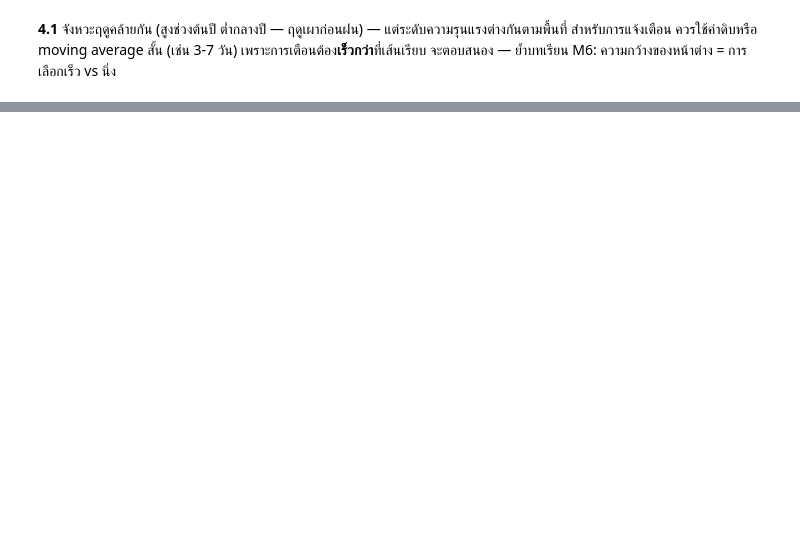
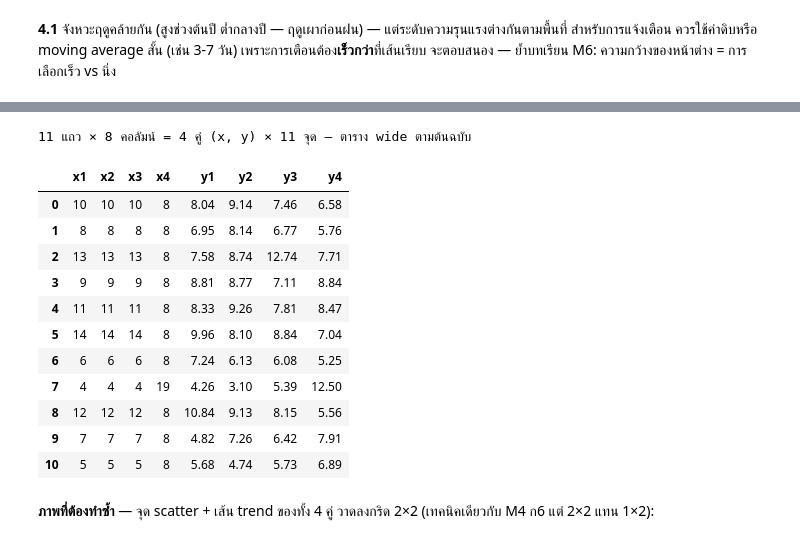
Before and after one commit to utarn/datascience-metrology, a Jupyter notebook: day2/module7_automation/solution.ipynb, the cells around one changed output, grey strips where cells are left out. Saved outputs shown, nothing was run; the diff lists cells and outputs as text; code cells hidden in the pictures; blank space fills up the shorter version.

```diff
--- a/day2/module7_automation/solution.ipynb
+++ b/day2/module7_automation/solution.ipynb
@@ -115,0 +146,22 @@ moving average สั้น (เช่น 3-7 วัน) เพราะกา
+# %%
+anscombe = pd.read_csv(DATA / "anscombe" / "anscombe_quartet.csv")
+print(f"{len(anscombe)} แถว × {len(anscombe.columns)} คอลัมน์ "
+      "= 4 คู่ (x, y) × 11 จุด — ตาราง wide ตามต้นฉบับ")
+anscombe
+# %% [output]
+11 แถว × 8 คอลัมน์ = 4 คู่ (x, y) × 11 จุด — ตาราง wide ตามต้นฉบับ
+|  | x1 | x2 | x3 | x4 | y1 | y2 | y3 | y4 |
+| 0 | 10 | 10 | 10 | 8 | 8.04 | 9.14 | 7.46 | 6.58 |
+| 1 | 8 | 8 | 8 | 8 | 6.95 | 8.14 | 6.77 | 5.76 |
+| 2 | 13 | 13 | 13 | 8 | 7.58 | 8.74 | 12.74 | 7.71 |
+| 3 | 9 | 9 | 9 | 8 | 8.81 | 8.77 | 7.11 | 8.84 |
+| 4 | 11 | 11 | 11 | 8 | 8.33 | 9.26 | 7.81 | 8.47 |
+| 5 | 14 | 14 | 14 | 8 | 9.96 | 8.10 | 8.84 | 7.04 |
+| 6 | 6 | 6 | 6 | 8 | 7.24 | 6.13 | 6.08 | 5.25 |
+| 7 | 4 | 4 | 4 | 19 | 4.26 | 3.10 | 5.39 | 12.50 |
+| 8 | 12 | 12 | 12 | 8 | 10.84 | 9.13 | 8.15 | 5.56 |
+| 9 | 7 | 7 | 7 | 8 | 4.82 | 7.26 | 6.42 | 7.91 |
+| 10 | 5 | 5 | 5 | 8 | 5.68 | 4.74 | 5.73 | 6.89 |
+# %% [markdown]
+**ภาพที่ต้องทำซ้ำ** — จุด scatter + เส้น trend ของทั้ง 4 คู่ วาดลงกริด 2×2
+(เทคนิคเดียวกับ M4 ก6 แต่ 2×2 แทน 1×2):
```
Also changed, not shown: parts of 10 cells of this notebook, 3 other files.
